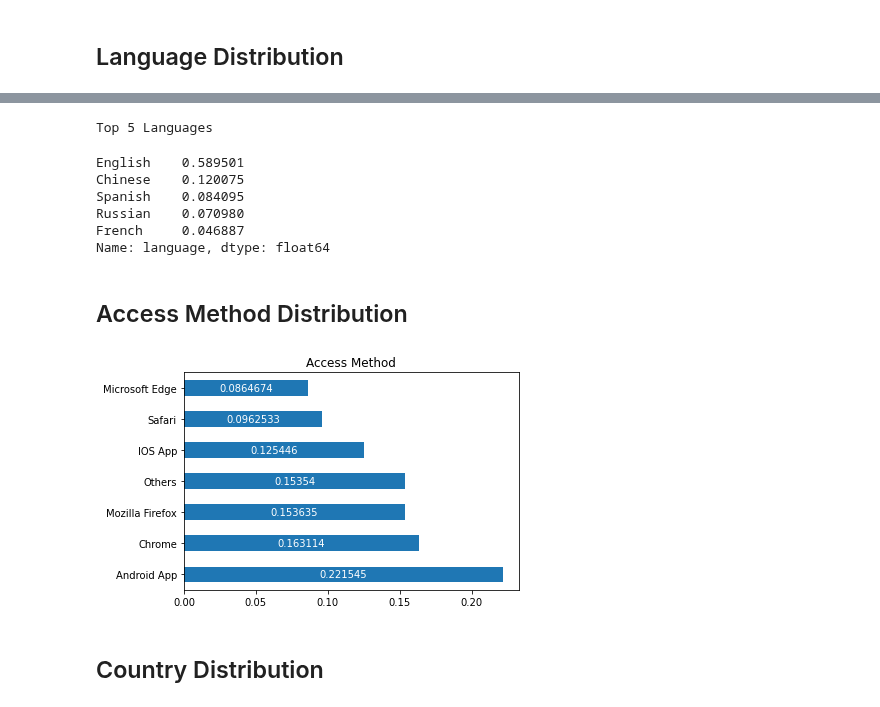
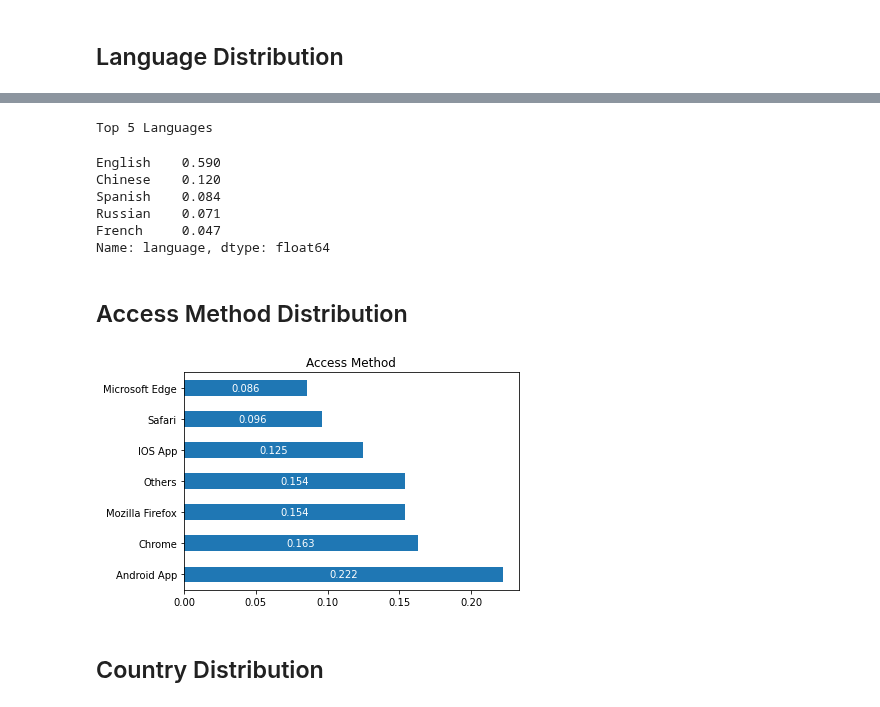
Before and after one commit to s-callejo/AI-Academy-capstone-project-team2, a Jupyter notebook: eda.ipynb, the cells around one changed output, grey strips where cells are left out. Drawn from its saved outputs; the diff is of its cells as text; code cells hidden in the pictures.

```diff
--- a/eda.ipynb
+++ b/eda.ipynb
@@ -42,7 +42,7 @@ Name: age, dtype: float64
 # %% [markdown]
 ## Gender Distribution
 # %%
-ax = df['gender'].value_counts(normalize=True).plot(kind='barh', title='Gender')
+ax = df['gender'].value_counts(normalize=True).round(3).plot(kind='barh', title='Gender')
 for container in ax.containers:
     ax.bar_label(container, label_type='center', color='white')
 # %% [output]
@@ -50,7 +50,7 @@ for container in ax.containers:
 # %% [markdown]
 ## Target variable distribution
 # %%
-ax = df['returned'].value_counts(normalize=True).plot(kind='barh', figsize=(8,5), title='Returned?')
+ax = df['returned'].value_counts(normalize=True).round(3).plot(kind='barh', figsize=(8,5), title='Returned?')
 for container in ax.containers:
     ax.bar_label(container, label_type='center', color='white')
 # %% [output]
@@ -58,7 +58,7 @@ for container in ax.containers:
 # %% [markdown]
 ## Payment Method Distribution
 # %%
-ax = df['pay_method'].value_counts(ascending=True, normalize=True).plot(kind='barh', title="Payment Methods")
+ax = df['pay_method'].value_counts(ascending=True, normalize=True).round(3).plot(kind='barh', title="Payment Methods")
 for container in ax.containers:
     ax.bar_label(container, label_type='center', color='white')
 # %% [output]
@@ -66,7 +66,7 @@ for container in ax.containers:
 # %% [markdown]
 ## Membership Distribution
 # %%
-ax = df['membership'].value_counts(normalize=True).plot(kind='barh', title="Membership Type")
+ax = df['membership'].value_counts(normalize=True).round(3).plot(kind='barh', title="Membership Type")
 for container in ax.containers:
     ax.bar_label(container, label_type='center', color='white')
 # %% [output]
@@ -81,22 +81,22 @@ df['language'].value_counts(normalize=True).plot(kind='bar', title="Languages",
 # %%
 print("Top 5 Languages")
-df['language'].value_counts(normalize=True).sort_values(ascending=False).head(5)
+df['language'].value_counts(normalize=True).round(3).sort_values(ascending=False).head(5)
 # %% [output]
 Top 5 Languages
-English    0.589501
-Chinese    0.120075
-Spanish    0.084095
-Russian    0.070980
-French     0.046887
+English    0.590
+Chinese    0.120
+Spanish    0.084
+Russian    0.071
+French     0.047
 Name: language, dtype: float64
 # %% [markdown]
 ## Access Method Distribution
 # %%
-ax = df['accessed_Ffom'].value_counts(normalize=True).plot(kind='barh', title="Access Method")
+ax = df['accessed_Ffom'].value_counts(normalize=True).round(3).plot(kind='barh', title="Access Method")
 for container in ax.containers:
     ax.bar_label(container, label_type='center', color='white')
 # %% [output]
-[figure, old version]
+[figure, new version]
 # %% [markdown]
 ## Country Distribution
 # %%
```
Also changed, not shown: parts of 16 cells of this notebook.
